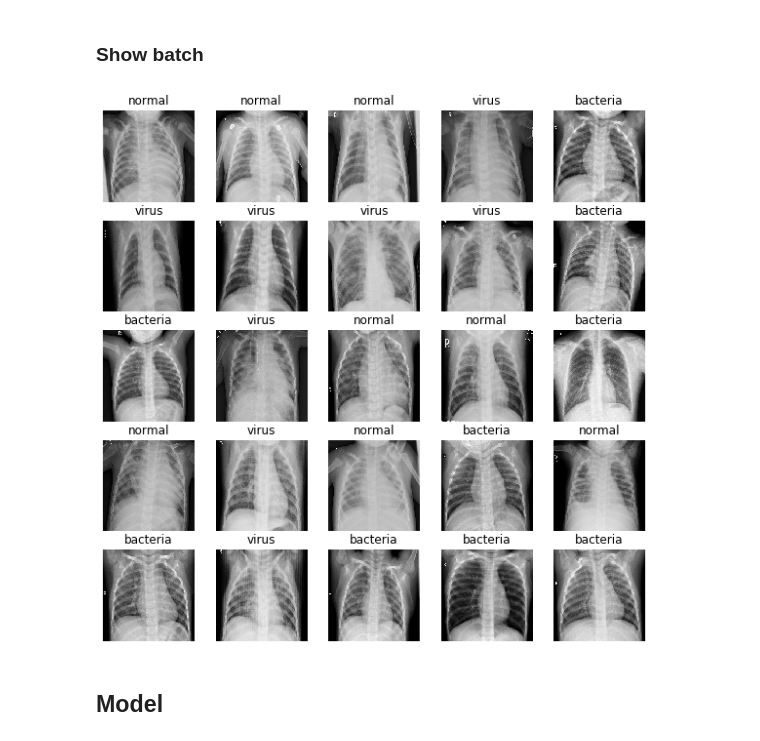
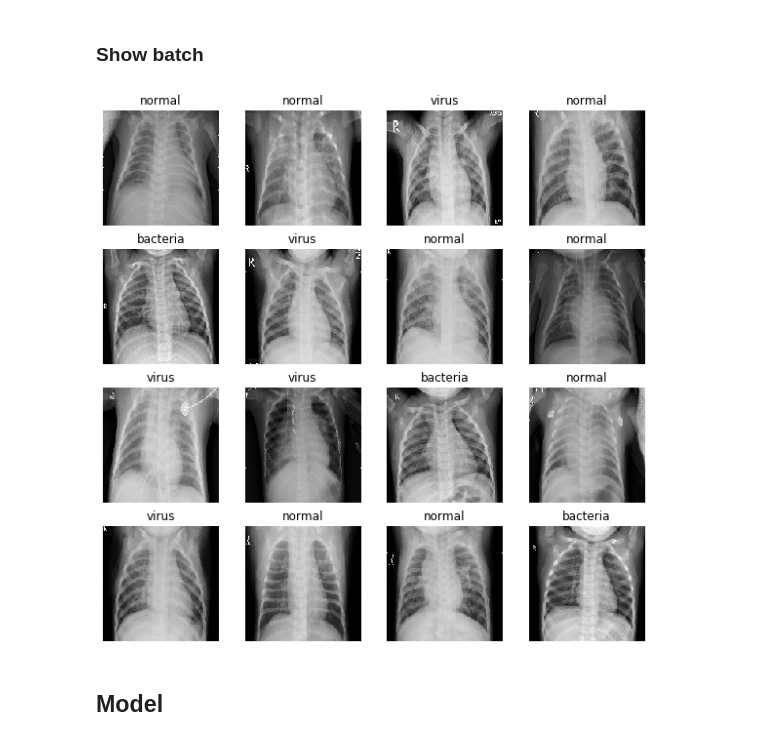
Before and after one commit to albertobagnacani/PneumoniaPrediction, a Jupyter notebook: src/notebook.ipynb, the cells around one changed output. Cells and saved outputs as stored; diff of their text form; code cells hidden in the pictures.

```diff
--- a/src/notebook.ipynb
+++ b/src/notebook.ipynb
@@ -46,19 +47,22 @@ separate_pneuomia_classes(PATHS["train"])
 separate_pneuomia_classes(PATHS["val"])
 separate_pneuomia_classes(PATHS["test"])
 
-BATCH_SIZE = 32
-image_count = get_images_number_in_dir(PATHS["train"])
-STEPS_PER_EPOCH = np.ceil(image_count/BATCH_SIZE)
+BATCH_SIZE = 16
 
 COLOR_MODE = "grayscale"
 CLASS_MODE = "categorical"
 RESCALE = 1./255
+INPUT_SHAPE = (150, 150, 1)
 
 datagen = ImageDataGenerator(rescale=RESCALE)
 
-train_generator = datagen.flow_from_directory(PATHS["train"], batch_size=BATCH_SIZE, color_mode=COLOR_MODE, class_mode=CLASS_MODE)
-val_generator = datagen.flow_from_directory(PATHS["val"], batch_size=BATCH_SIZE, color_mode=COLOR_MODE, class_mode=CLASS_MODE)
-test_generator = datagen.flow_from_directory(PATHS["test"], batch_size=BATCH_SIZE, color_mode=COLOR_MODE, class_mode=CLASS_MODE)
+# Remember: data augmentation only on the train_generator --> Create 2 datagens
+train_generator = datagen.flow_from_directory(PATHS["train"], target_size = INPUT_SHAPE[0:2], batch_size=BATCH_SIZE, color_mode=COLOR_MODE, class_mode=CLASS_MODE)
+val_generator = datagen.flow_from_directory(PATHS["val"], target_size = INPUT_SHAPE[0:2], batch_size=BATCH_SIZE, color_mode=COLOR_MODE, class_mode=CLASS_MODE)
+test_generator = datagen.flow_from_directory(PATHS["test"], target_size = INPUT_SHAPE[0:2], batch_size=BATCH_SIZE, color_mode=COLOR_MODE, class_mode=CLASS_MODE)
+
+image_count = {"train": len(train_generator.filenames), "val": len(val_generator.filenames), "test": len(test_generator.filenames)}
+steps_per_epoch = {"train": np.ceil(image_count["train"]/BATCH_SIZE), "val": np.ceil(image_count["val"]/BATCH_SIZE), "test": np.ceil(image_count["test"]/BATCH_SIZE)}
 # %% [output]
 Found 5216 images belonging to 3 classes.
 Found 16 images belonging to 3 classes.
@@ -66,18 +70,19 @@ Found 624 images belonging to 3 classes.
 # %% [markdown]
 ### Show batch
 # %%
-def show_batch(image_batch, label_batch):
+def show_batch(image_batch, label_batch, size):
   plt.figure(figsize=(10,10))
+  rows_cols = ceil(sqrt(size))
 
-  for n in range(25):
-      ax = plt.subplot(5,5,n+1)
+  for n in range(size):
+      ax = plt.subplot(rows_cols,rows_cols,n+1)
       plt.imshow(image_batch[n][:,:,0], cmap="gray")
       plt.title(LABELS[(label_batch[n]==1).tolist().index(True)])
       plt.axis('off')
 
 image_batch, label_batch = next(train_generator)
-show_batch(image_batch, label_batch)
+show_batch(image_batch, label_batch, BATCH_SIZE)
 # %% [output]
-[figure, old version]
+[figure, new version]
 # %% [markdown]
 ## Model
```
Also changed, not shown: parts of 4 cells of this notebook, 3 other files.
